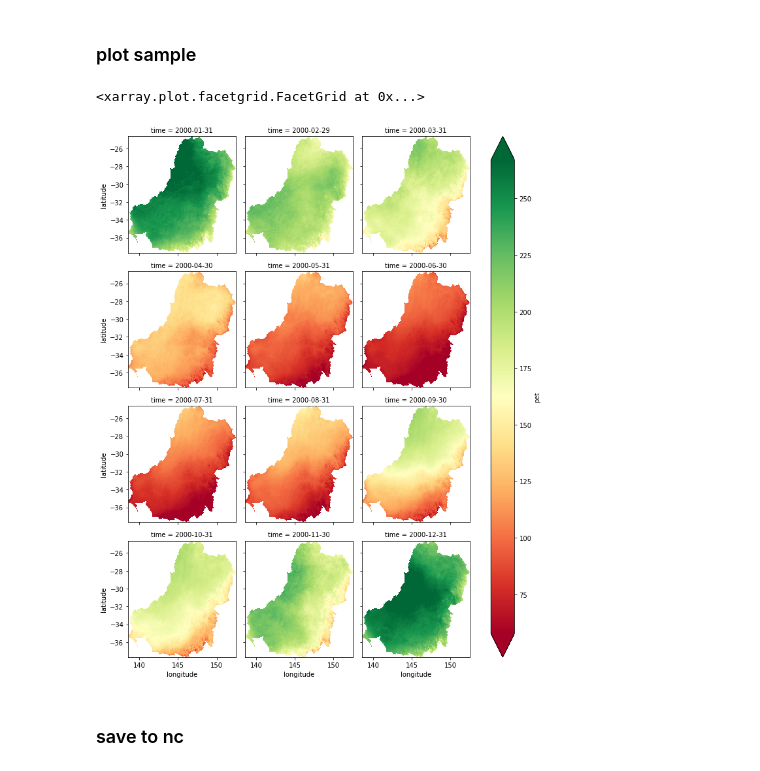
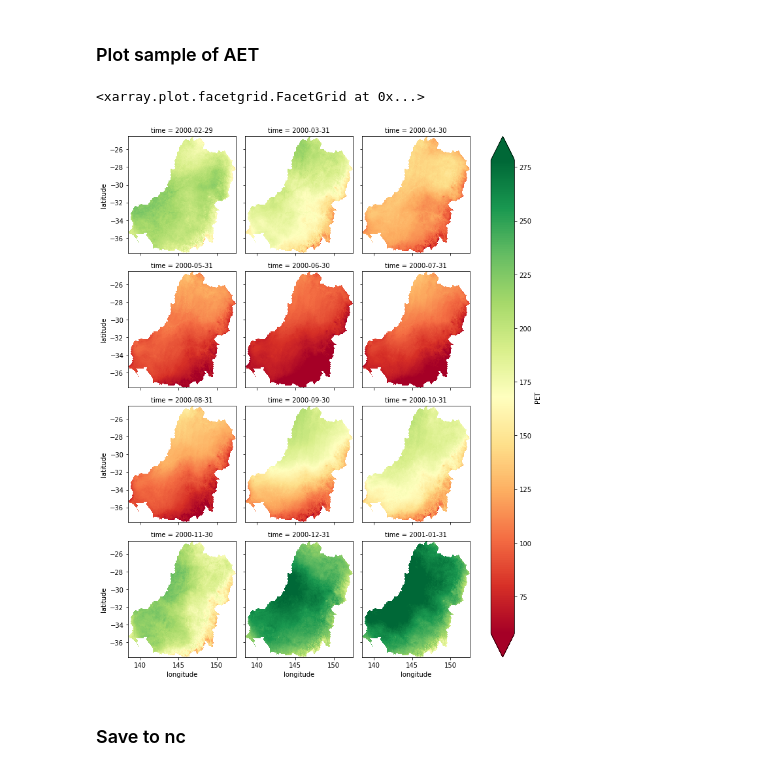
Before and after one commit to ozewex/team-drip, a Jupyter notebook: notebooks/gr/GR_PET_BOM_AWRA_MDB.ipynb, the cells around one changed output. Drawn from its saved outputs; the diff is of its cells as text; code cells hidden in the pictures.

```diff
--- a/notebooks/gr/GR_PET_BOM_AWRA_MDB.ipynb
+++ b/notebooks/gr/GR_PET_BOM_AWRA_MDB.ipynb
@@ -0,0 +3,11 @@
+# %%
+import numpy as np
+import glob
+import xarray as xr
+import pandas as pd
+dirpet = '/g/data/oe9/user/rg6346/PET_BOM_AWRA/pet_avg_Actual_month.nc'
+petnc = xr.open_dataset(dirpet)
+petnc = petnc.rename({'e0_avg':'PET'})
+petnc = petnc.where(petnc>=0, np.nan)
+petnc = petnc.squeeze()
+petnc
@@ -3,11 +28,0 @@
-# %%
-import numpy as np
-import glob
-import xarray as xr
-import pandas as pd
-dirpet = '/g/data/oe9/user/rg6346/PET_BOM_AWRA/pet_avg_Actual_month.nc'
-petnc = xr.open_dataset(dirpet)
-petnc = petnc.rename({'e0_avg':'pet'})
-petnc = petnc.where(petnc>=0, np.nan)
-petnc = petnc.squeeze()
-petnc
@@ -29,7 +29,7 @@ Attributes:
 # %%
-mask_path = '/g/data/oe9/project/team-drip/MDB_MASK/MASK_ARRAY_AWRA.nc'
+mask_path = '/g/data/oe9/project/team-drip/MDB_MASK/MASK_ARRAY_AWRA.nc' # (all Australia)
 petmask = xr.open_dataarray(mask_path)
-petnc = petnc.where(petmask, drop=True)
+petnc = petnc.where(petmask)
 petnc
 # %% [output]
 <xarray.Dataset>
@@ -45,2 +45,5 @@ Data variables:
 Attributes:
     var_name:  e0_avg
+# %%
+petmdb = petnc.isel(time = range(1,204), latitude=range(291,554),longitude=range(530,810))
+petmdb
@@ -47,12 +63,11 @@ Attributes:
 # %% [markdown]
-### plot sample
+### Plot sample of AET
 # %%
 %matplotlib inline
-petnc.pet.isel(time = range(0,12)).plot.imshow(col='time', robust = True, col_wrap=3, cmap = 'RdYlGn')
-# EVI_monthly.isel(time=range(0,12)).plot.imshow(col='time', robust = True, col_wrap=4, cmap = 'RdYlGn')
+petmdb.PET.isel(time = range(0,12)).plot.imshow(col='time', robust = True, col_wrap=3, cmap = 'RdYlGn')
 # %% [output]
 <xarray.plot.facetgrid.FacetGrid at 0x...>
-[figure, old version]
+[figure, new version]
 # %% [markdown]
-### save to nc
+### Save to nc
 # %%
```
Also changed, not shown: parts of 18 cells of this notebook, 7 other files.
